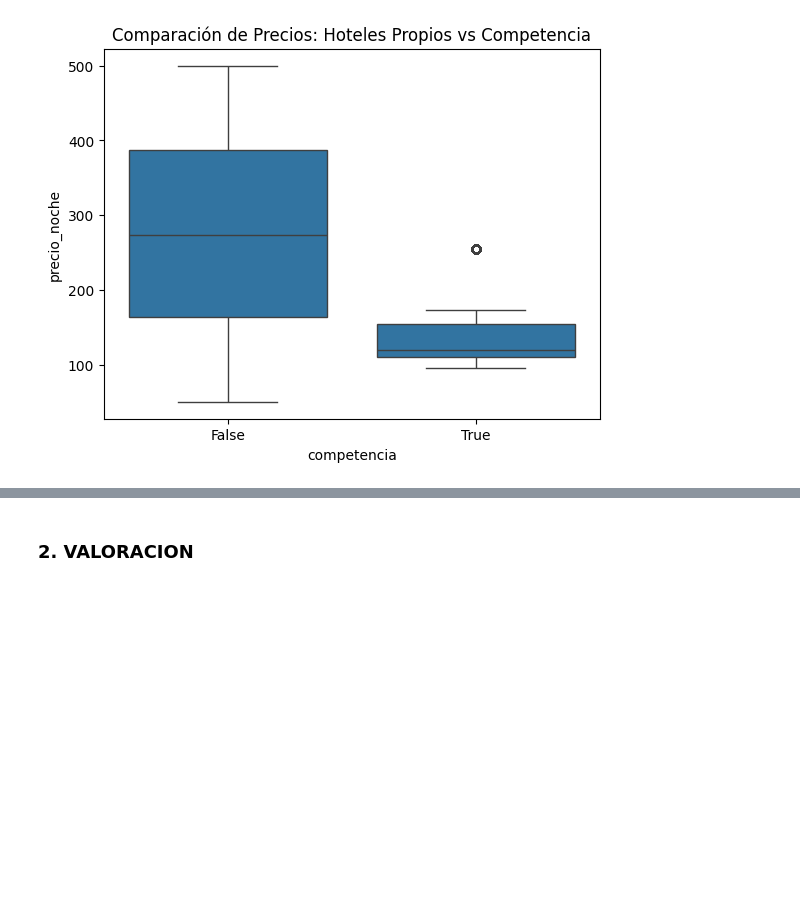
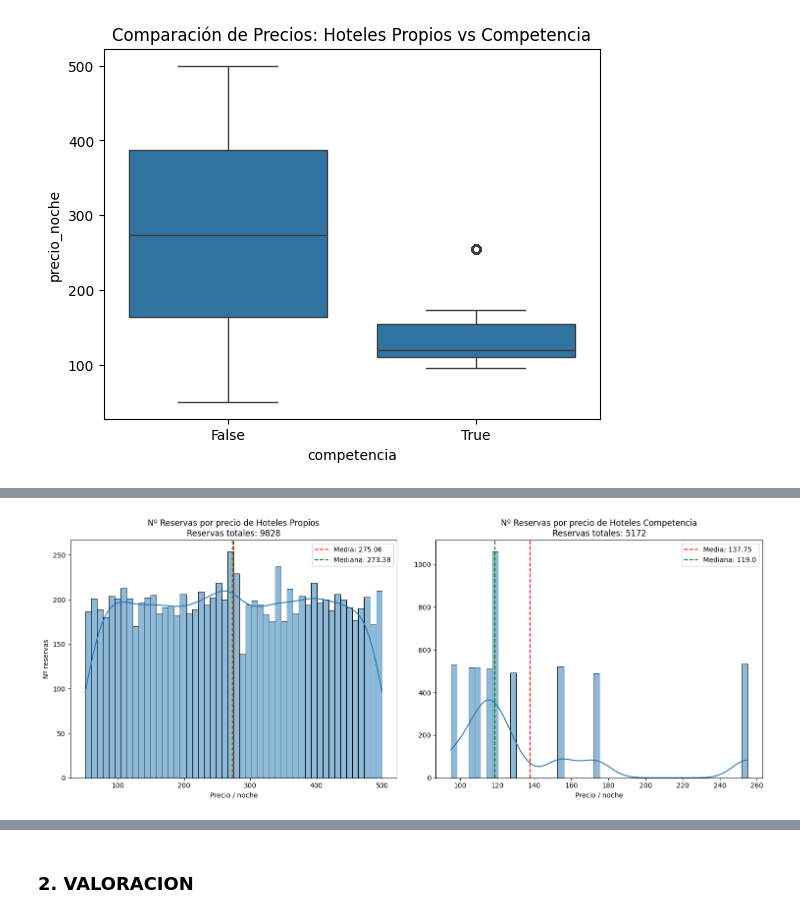
Before and after one commit to Vic4s/ETL_Hoteles, a Jupyter notebook: notebook_limpio/graficos.ipynb, the cells around one changed output, grey strips where cells are left out. Drawn from its saved outputs; the diff is of its cells as text; code cells hidden in the pictures; blank space fills up the shorter version.

```diff
--- a/notebook_limpio/graficos.ipynb
+++ b/notebook_limpio/graficos.ipynb
@@ -66,0 +37,35 @@ plt.show()
+# %%
+media_propios = np.mean(df_propios["precio_noche"])
+mediana_propios = np.median(df_propios["precio_noche"])
+reservas_totales_propios = df_propios.shape[0]
+
+media_competencia = np.mean(df_competencia["precio_noche"])
+mediana_competencia = np.median(df_competencia["precio_noche"])
+reservas_totales_competencia = df_competencia.shape[0]
+
+
+fig, axes = plt.subplots(1, 2, figsize=(15, 6))
+
+
+sns.histplot(df_propios["precio_noche"], bins=50, kde=True, ax=axes[0])
+axes[0].set_title(f"Nº Reservas por precio de Hoteles Propios\nReservas totales: {reservas_totales_propios}")
+axes[0].set_xlabel("Precio / noche")
+axes[0].set_ylabel("Nº reservas")
+axes[0].axvline(media_propios, color="red", linestyle="dashed", label=f"Media: {round(media_propios, 2)}")
+axes[0].axvline(mediana_propios, color="green", linestyle="dashed", label=f"Mediana: {round(mediana_propios, 2)}")
+axes[0].legend()
+
+
+sns.histplot(df_competencia["precio_noche"], bins=50, kde=True, ax=axes[1])
+axes[1].set_title(f"Nº Reservas por precio de Hoteles Competencia\nReservas totales: {reservas_totales_competencia}")
+axes[1].set_xlabel("Precio / noche")
+axes[1].set_ylabel(" ")
+axes[1].axvline(media_competencia, color="red", linestyle="dashed", label=f"Media: {round(media_competencia, 2)}")
+axes[1].axvline(mediana_competencia, color="green", linestyle="dashed", label=f"Mediana: {round(mediana_competencia, 2)}")
+axes[1].legend()
+
+
+plt.tight_layout()
+plt.show()
+# %% [output]
+[figure, added]
```
Also changed, not shown: parts of 14 cells of this notebook, 1 other file.
